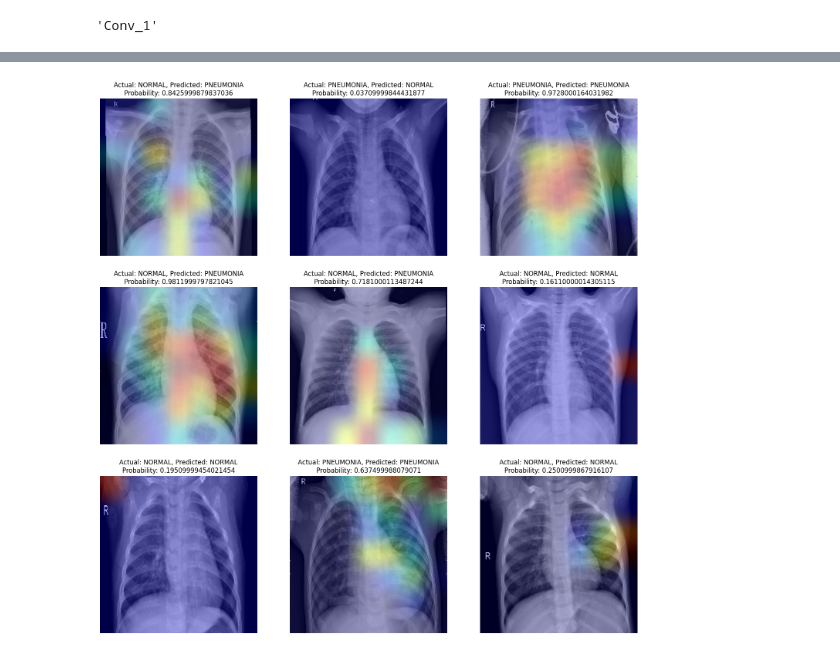
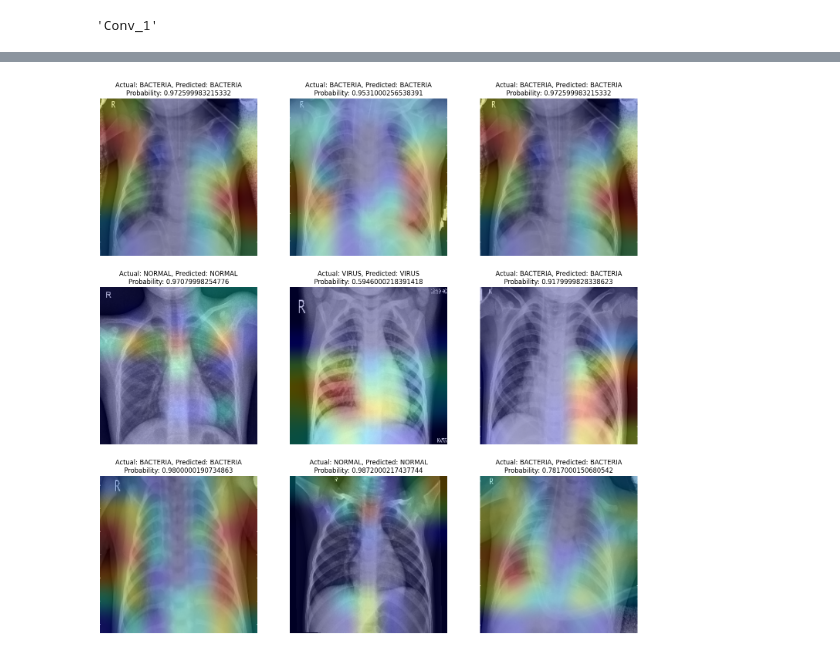
Before and after one commit to angussaw/Explainable-Neural-Networks, a Jupyter notebook: training.ipynb, the cells around one changed output, grey strips where cells are left out. Saved outputs shown, nothing was run; the diff lists cells and outputs as text; code cells hidden in the pictures.

```diff
--- a/training.ipynb
+++ b/training.ipynb
@@ -254,5 +319,13 @@ len(labels)
 # %%
-test_true_positives = np.where((labels == 1) & (predictions == 1))[0]
-test_false_positives = np.where((labels == 0) & (predictions == 1))[0]
-test_true_negatives = np.where((labels == 0) & (predictions == 0))[0]
-test_false_negatives = np.where((labels == 1) & (predictions == 0))[0]
+test_outcomes_dict = {}
+for i in range(len(test_dataset.class_names)):
+
+    test_true_positives = np.where((labels == i) & (predictions == i))[0]
+    test_false_positives = np.where((labels != i) & (predictions == i))[0]
+    test_true_negatives = np.where((labels != i) & (predictions != i))[0]
+    test_false_negatives = np.where((labels == i) & (predictions != i))[0]
+
+    test_outcomes_dict[i] = {"True Positives":test_true_positives,
+                            "False Positives": test_false_positives,
+                            "True Negatives": test_true_negatives,
+                            "False Negatives": test_false_negatives}
@@ -347,7 +430,7 @@ array([1., 1., 1., 1., 1., 1., 1., 1., 1.])
 # %%
 from sklearn.metrics import ConfusionMatrixDisplay, confusion_matrix
 
-cm = confusion_matrix(labels, predictions, labels=[0,1])
+cm = confusion_matrix(labels, predictions, labels=list(range(len(test_dataset.class_names))))
 disp = ConfusionMatrixDisplay(confusion_matrix=cm, display_labels=test_dataset.class_names)
 disp.plot()
 plt.show()
@@ -424,5 +507,5 @@ array([[142,  76,  97,   0,  38,  49, 165],
 # %%
-img_array = img_arrays[0][0]
+img_array = img_arrays[0]
 img_tensor = np.expand_dims(img_array, axis=0)
 heatmap = make_gradcam_heatmap(img_tensor, model, last_conv_layer_name)
 heatmap = np.uint8(255 * heatmap)
@@ -452,0 +536,8 @@ superimposed_img
+# %%
+img_array = np.expand_dims(img_arrays[0], axis=0)
+prediction_probs = np.array(model.predict(img_array)[0])
+prediction_prob = max(prediction_probs)
+prediction = test_dataset.class_names[prediction_probs.argmax(axis=0)]
+label = test_dataset.class_names[int(labels[0])]
+
+print(prediction_probs, prediction_prob, prediction, label)
@@ -458,10 +552,11 @@ fig, axes = plt.subplots(3,3, figsize=(18,18))
 
 for i in range(len(random_img_arrays)):
 
-    img_array = np.expand_dims(img_arrays[0][random_img_arrays[i]], axis=0)
-    prediction_prob = model.predict(img_array)
-    prediction = np.where(prediction_prob[0] < 0.5, "NORMAL", "PNEUMONIA")[0]
-    label = "PNEUMONIA" if labels[random_img_arrays[i]] == 1 else "NORMAL"
+    img_array = np.expand_dims(img_arrays[random_img_arrays[i]], axis=0)
+    prediction_probs = np.array(model.predict(img_array)[0])
+    prediction_prob = max(prediction_probs)
+    prediction = test_dataset.class_names[prediction_probs.argmax(axis=0)]
+    label = test_dataset.class_names[int(labels[random_img_arrays[i]])]
 
     heatmap = make_gradcam_heatmap(img_array, model, last_conv_layer_name)
     heatmap = np.uint8(255 * heatmap)
@@ -481,7 +576,7 @@ for i in range(len(random_img_arrays)):
     superimposed_img = tf.keras.preprocessing.image.array_to_img(superimposed_img)
 
     axes[i//3, i%3].imshow(superimposed_img)
-    axes[i//3, i%3].set_title(f"Actual: {label}, Predicted: {prediction}\nProbability: {round(prediction_prob[0][0],4)}")
+    axes[i//3, i%3].set_title(f"Actual: {label}, Predicted: {prediction}\nProbability: {round(prediction_prob,4)}")
     axes[i//3, i%3].axis('off')
 
 plt.show()
@@ -498 +593 @@ plt.show()
-[figure, old version]
+[figure, new version]
```
Also changed, not shown: parts of 43 cells of this notebook, 5 other files.
